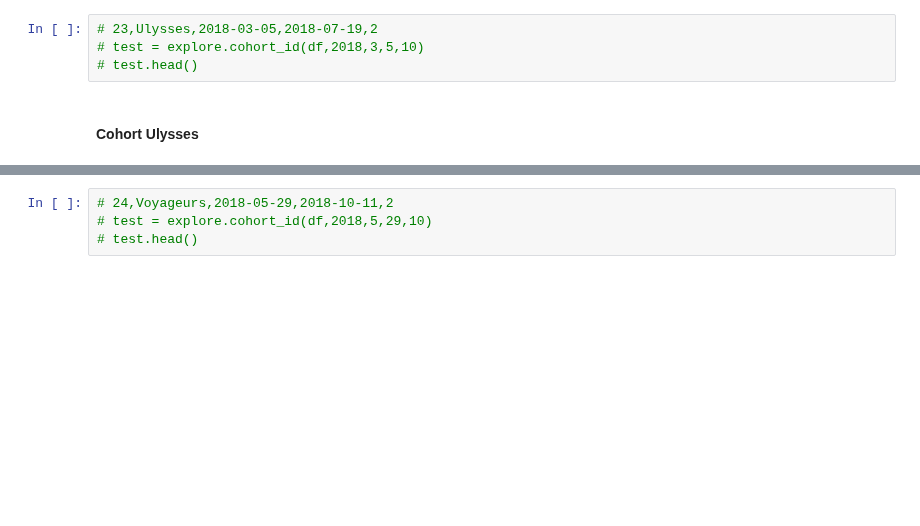
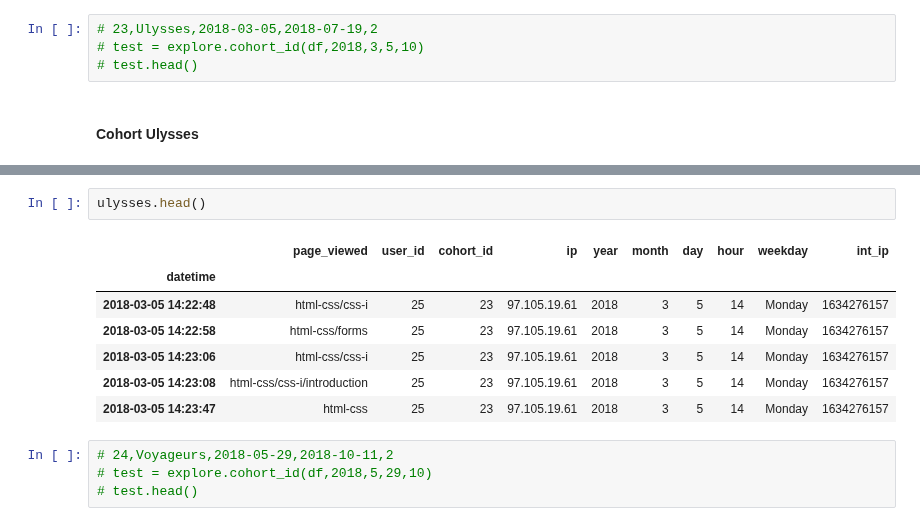
Before and after one commit to CSolitaire/anomaly-detection-exercises, a Jupyter notebook: anomaly_detection_mini_project.ipynb, the cells around one changed output, grey strips where cells are left out. Drawn from its saved outputs; the diff is of its cells as text; blank space fills up the shorter version.

```diff
--- a/anomaly_detection_mini_project.ipynb
+++ b/anomaly_detection_mini_project.ipynb
@@ -128,3 +159,13 @@ len(ulysses.user_id.unique())
+# %%
+ulysses.head()
+# %% [output]
+|  | page_viewed | user_id | cohort_id | ip | year | month | day | hour | weekday | int_ip |
+| datetime |  |  |  |  |  |  |  |  |  |  |
+| 2018-03-05 14:22:48 | html-css/css-i | 25 | 23 | 97.105.19.61 | 2018 | 3 | 5 | 14 | Monday | 1634276157 |
+| 2018-03-05 14:22:58 | html-css/forms | 25 | 23 | 97.105.19.61 | 2018 | 3 | 5 | 14 | Monday | 1634276157 |
+| 2018-03-05 14:23:06 | html-css/css-i | 25 | 23 | 97.105.19.61 | 2018 | 3 | 5 | 14 | Monday | 1634276157 |
+| 2018-03-05 14:23:08 | html-css/css-i/introduction | 25 | 23 | 97.105.19.61 | 2018 | 3 | 5 | 14 | Monday | 1634276157 |
+| 2018-03-05 14:23:47 | html-css | 25 | 23 | 97.105.19.61 | 2018 | 3 | 5 | 14 | Monday | 1634276157 |
 # %%
 # 24,Voyageurs,2018-05-29,2018-10-11,2
 # test = explore.cohort_id(df,2018,5,29,10)
```
Also changed, not shown: parts of 53 cells of this notebook.
